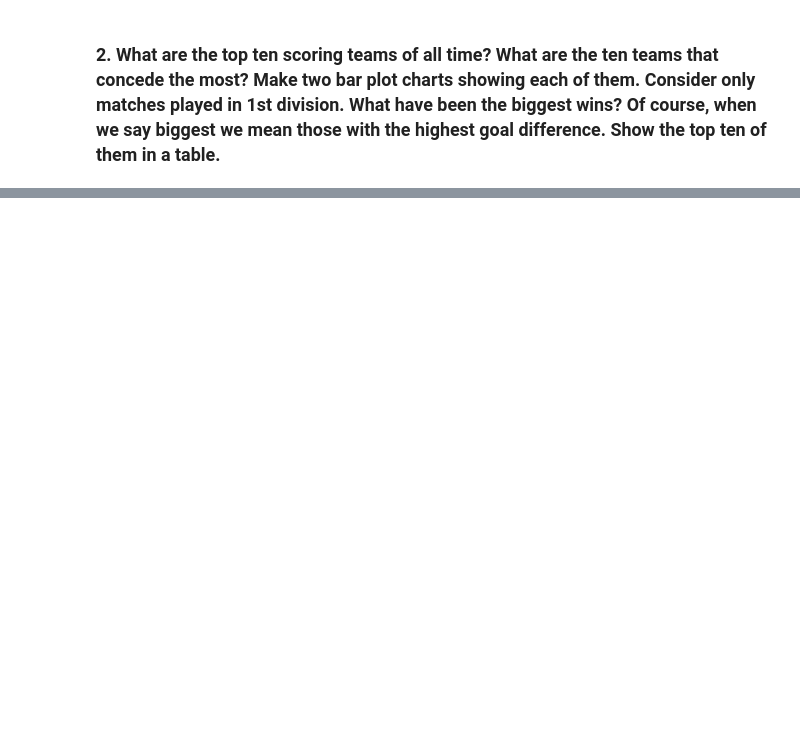
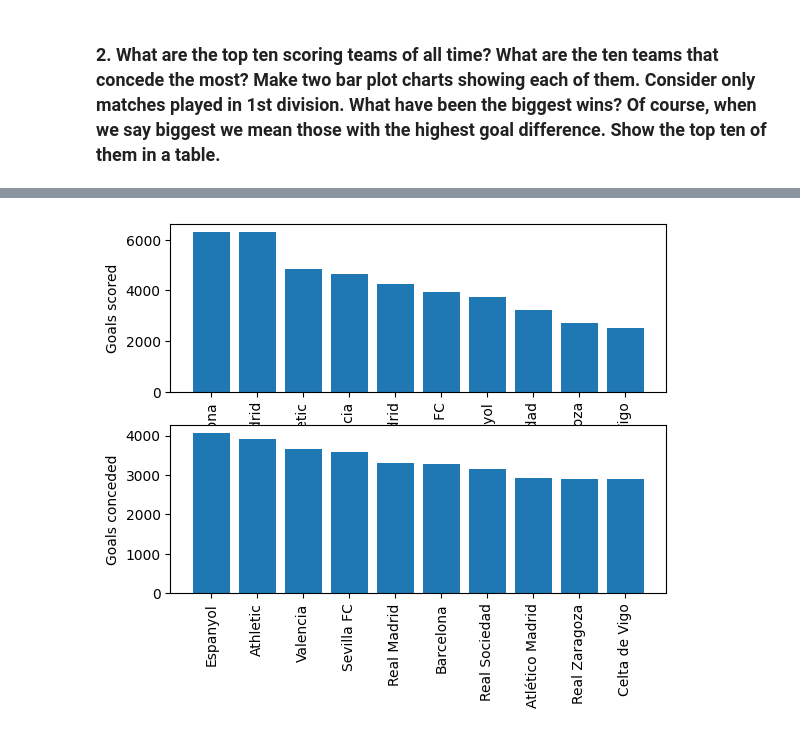
Before and after one commit to MellacE98/LaQuinielaUAB, a Jupyter notebook: LaLigaDataAnalysis.ipynb, the cells around one changed output, grey strips where cells are left out. Drawn from its saved outputs; the diff is of its cells as text; code cells hidden in the pictures; blank space fills up the shorter version.

```diff
--- a/LaLigaDataAnalysis.ipynb
+++ b/LaLigaDataAnalysis.ipynb
@@ -50,4 +50,5 @@ plt.show()
 # %% [markdown]
 ### 2. What are the top ten scoring teams of all time? What are the ten teams that concede the most? Make two bar plot charts showing each of them. Consider only matches played in 1st division. What have been the biggest wins? Of course, when we say biggest we mean those with the highest goal difference. Show the top ten of them in a table.
 # %%
-df_1div = df[df['division'] == 1]
+df_1div = df.loc[df['division'] == 1].copy()
+df_1div['goal_diff'] = abs(df['goals_home'] - df['goals_away'])
@@ -67,0 +85,20 @@ df_1div = df[df['division'] == 1]
+# %%
+x = range(10)
+
+plt.subplot(2,1,1)
+x_labels1 = [team[0] for team in top_scorers]
+x_values1 = [team[1] for team in top_scorers]
+scored = plt.bar(x, x_values1)
+plt.ylabel('Goals scored')
+plt.xticks(x, x_labels1, rotation='vertical')
+
+plt.subplot(2,1,2)
+x_labels2 = [team[0] for team in top_conceders]
+x_values2 = [team[1] for team in top_conceders]
+conceded = plt.bar(x, x_values2)
+plt.ylabel('Goals conceded')
+plt.xticks(x, x_labels2, rotation='vertical')
+
+plt.show()
+# %% [output]
+[figure, added]
```
Also changed, not shown: parts of 8 cells of this notebook.
